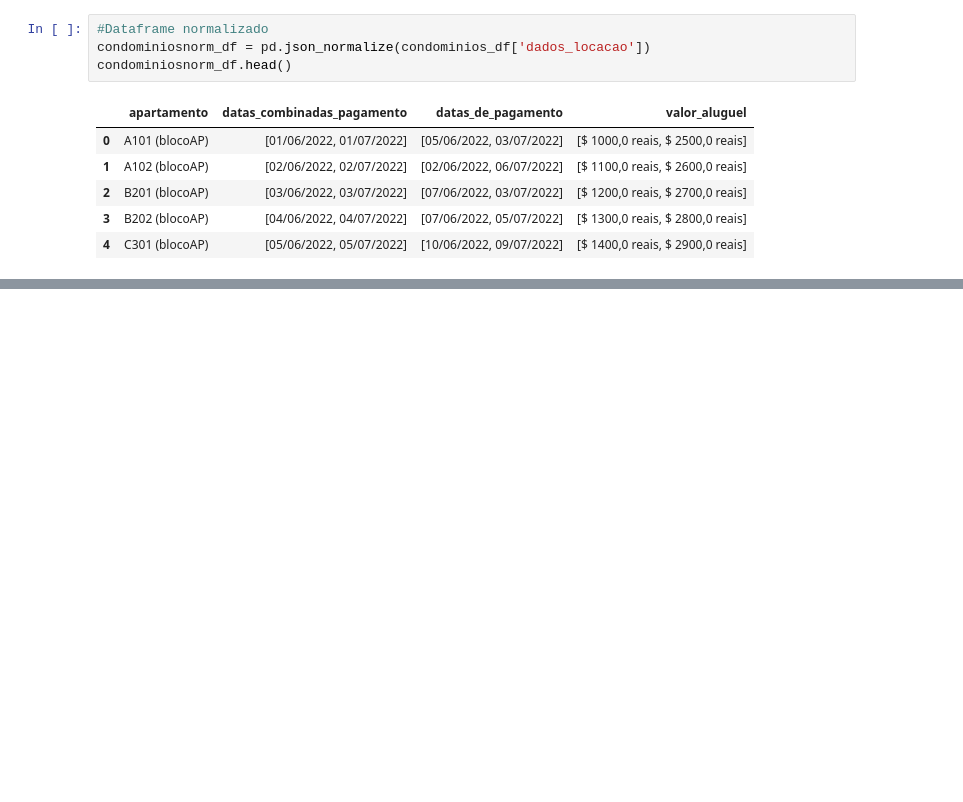
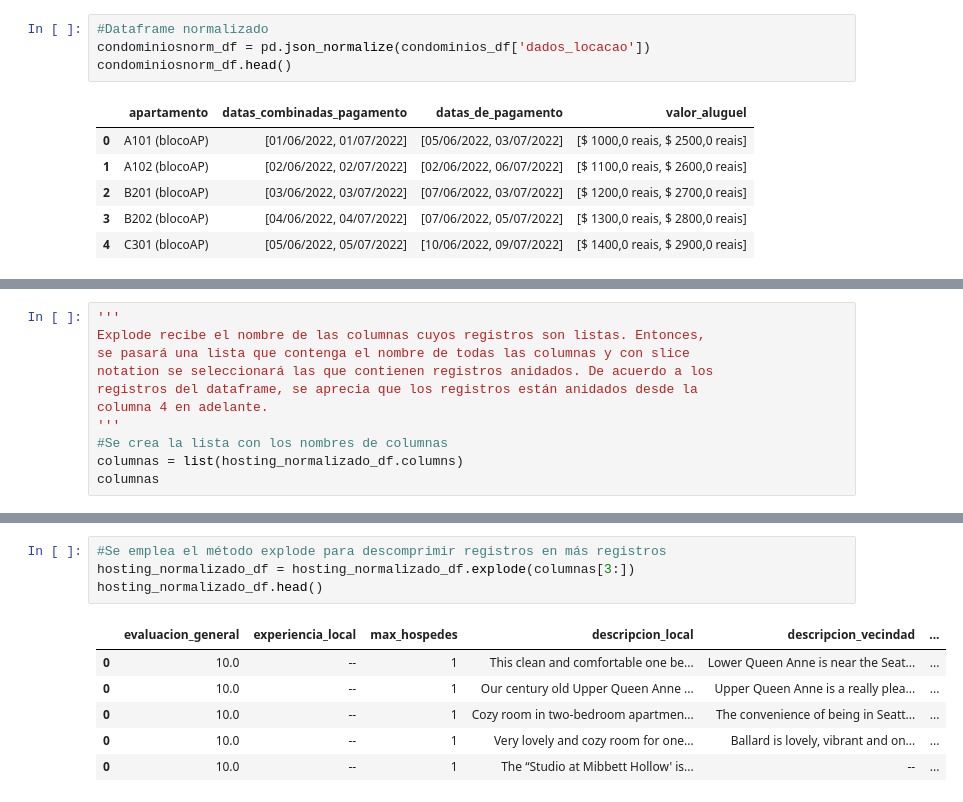
Before and after one commit to JLuceroVasquez/pandas-manipulacion-transformacion-de-datos, a Jupyter notebook: cuaderno_clases.ipynb, the cells around one changed output, grey strips where cells are left out. Drawn from its saved outputs; the diff is of its cells as text; blank space fills up the shorter version.

```diff
--- a/cuaderno_clases.ipynb
+++ b/cuaderno_clases.ipynb
@@ -105,0 +111,11 @@ condominiosnorm_df.head()
+# %%
+'''
+Explode recibe el nombre de las columnas cuyos registros son listas. Entonces,
+se pasará una lista que contenga el nombre de todas las columnas y con slice
+notation se seleccionará las que contienen registros anidados. De acuerdo a los
+registros del dataframe, se aprecia que los registros están anidados desde la
+columna 4 en adelante.
+'''
+#Se crea la lista con los nombres de columnas
+columnas = list(hosting_normalizado_df.columns)
+columnas
@@ -105,0 +136,11 @@ condominiosnorm_df.head()
+# %%
+#Se emplea el método explode para descomprimir registros en más registros
+hosting_normalizado_df = hosting_normalizado_df.explode(columnas[3:])
+hosting_normalizado_df.head()
+# %% [output]
+|  | evaluacion_general | experiencia_local | max_hospedes | descripcion_local | descripcion_vecindad | ... |
+| 0 | 10.0 | -- | 1 | This clean and comfortable one be... | Lower Queen Anne is near the Seat... | ... |
+| 0 | 10.0 | -- | 1 | Our century old Upper Queen Anne ... | Upper Queen Anne is a really plea... | ... |
+| 0 | 10.0 | -- | 1 | Cozy room in two-bedroom apartmen... | The convenience of being in Seatt... | ... |
+| 0 | 10.0 | -- | 1 | Very lovely and cozy room for one... | Ballard is lovely, vibrant and on... | ... |
+| 0 | 10.0 | -- | 1 | The “Studio at Mibbett Hollow' is... | -- | ... |
```
Also changed, not shown: parts of 4 cells of this notebook.
